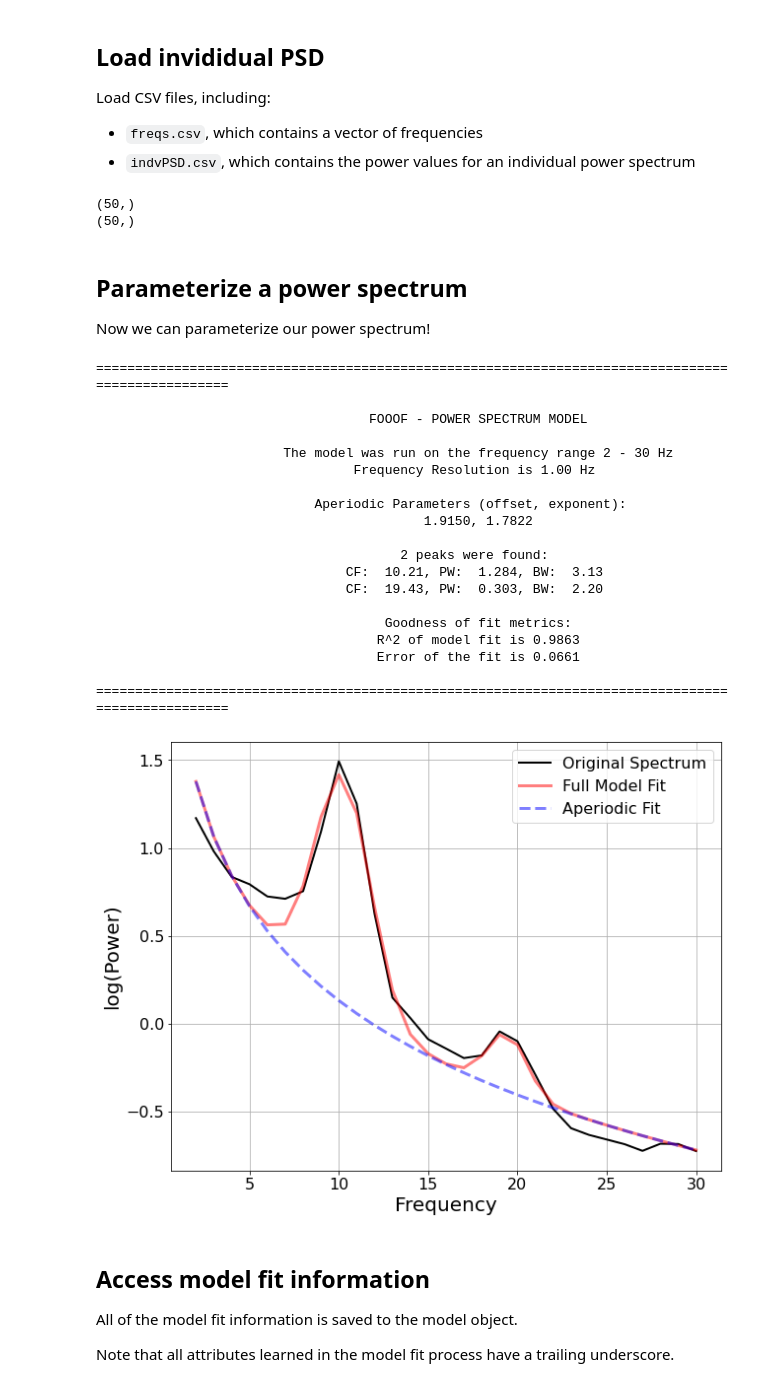
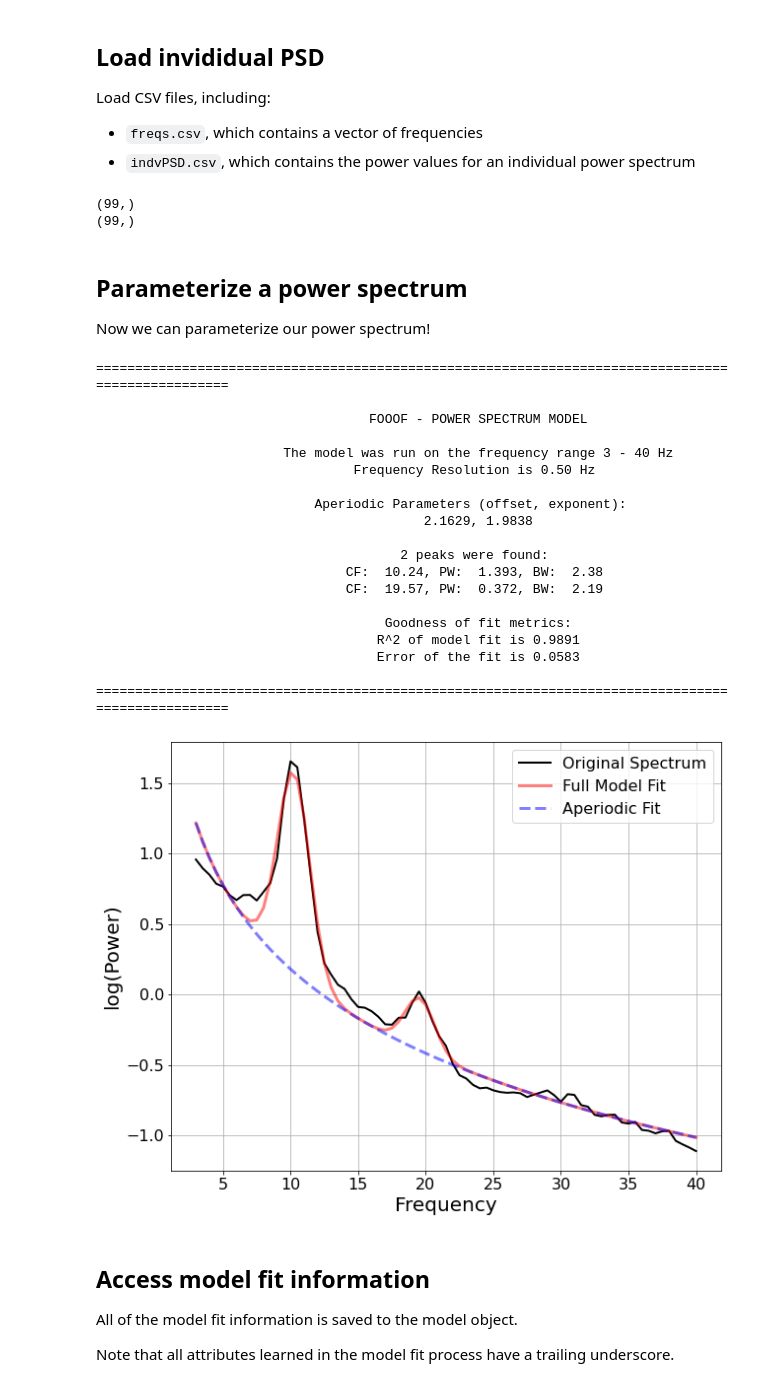
Before and after one commit to fooof-tools/DevelopmentalDemo, a Jupyter notebook: Python/01-IndividualPSD.ipynb, the cells around one changed output. Cells and saved outputs as stored; diff of their text form; code cells hidden in the pictures.

```diff
--- a/Python/01-IndividualPSD.ipynb
+++ b/Python/01-IndividualPSD.ipynb
@@ -36,6 +34,6 @@ os.getcwd()
 # %%
 # Set the data path to load from
-data_path = Path('../../Data/')
+data_path = Path('../Data/')
 # %% [markdown]
 ## Load invididual PSD
 
@@ -45,44 +43,44 @@ Load CSV files, including:
 # %%
 # Load data
 freqs = np.ravel(pd.read_csv(data_path / "freqs.csv"))
-spectrum = np.ravel(pd.read_csv(data_path / "indvPSD.csv"))
+spectrum = np.ravel(pd.read_csv(data_path / "indv.csv"))[1:101]
 # %%
 # Check shapes of loaded data
 print(freqs.shape)
 print(spectrum.shape)
 # %% [output]
-(50,)
-(50,)
+(99,)
+(99,)
 # %% [markdown]
 ## Parameterize a power spectrum
 
 Now we can parameterize our power spectrum!
 # %%
 # Initialize a model object for spectral parameterization, with some settings
-fm = FOOOF(peak_width_limits= [1, 8], max_n_peaks= 8, min_peak_height= 0.05, verbose=False)
+fm = FOOOF(peak_width_limits = [2, 8], max_n_peaks = 6, min_peak_height = 0.05, verbose = False)
 # %%
-# Fit individual PSD over 1-30 Hz range
-fm.report(freqs, spectrum, [2, 30])
+# Fit individual PSD over 3-40 Hz range
+fm.report(freqs, spectrum, [3, 40])
 # %% [output]
 ==================================================================================================
 
                                    FOOOF - POWER SPECTRUM MODEL
 
-                        The model was run on the frequency range 2 - 30 Hz
-                                 Frequency Resolution is 1.00 Hz
+                        The model was run on the frequency range 3 - 40 Hz
+                                 Frequency Resolution is 0.50 Hz
 
                             Aperiodic Parameters (offset, exponent):
-                                          1.9150, 1.7822
+                                          2.1629, 1.9838
 
                                        2 peaks were found:
-                                CF:  10.21, PW:  1.284, BW:  3.13
-                                CF:  19.43, PW:  0.303, BW:  2.20
+                                CF:  10.24, PW:  1.393, BW:  2.38
+                                CF:  19.57, PW:  0.372, BW:  2.19
 
                                      Goodness of fit metrics:
-                                    R^2 of model fit is 0.9863
-                                    Error of the fit is 0.0661
+                                    R^2 of model fit is 0.9891
+                                    Error of the fit is 0.0583
 
 ==================================================================================================
-[figure, old version]
+[figure, new version]
 # %%
 # Save out a copy of the model fit report
```
Also changed, not shown: parts of 16 cells of this notebook.
